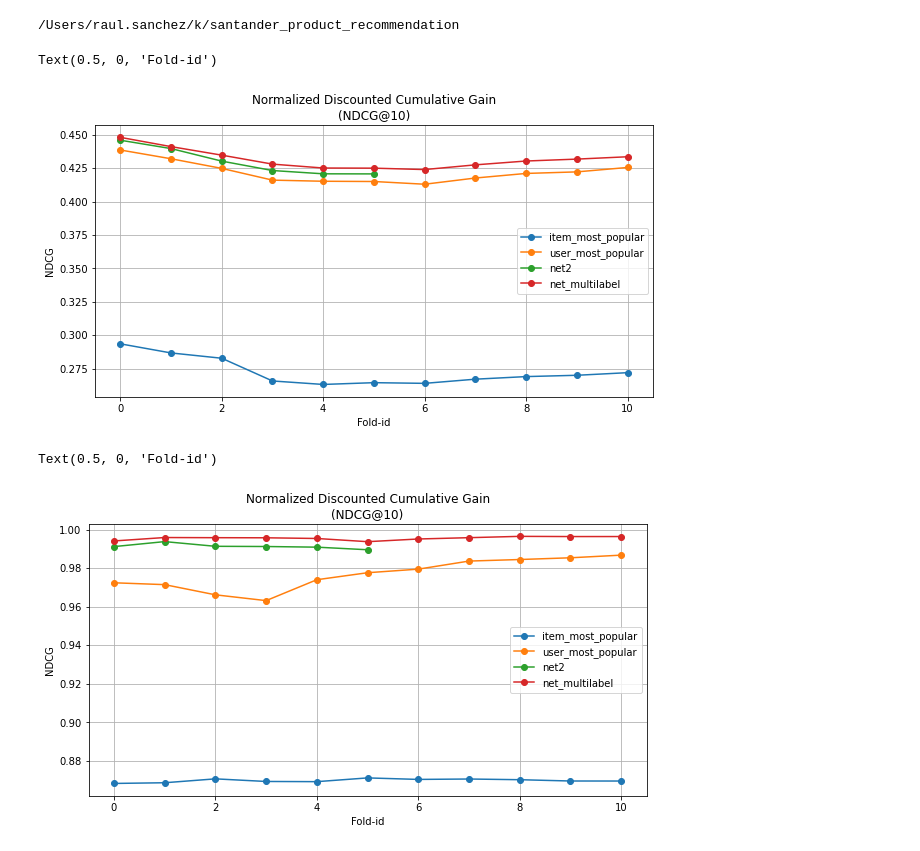
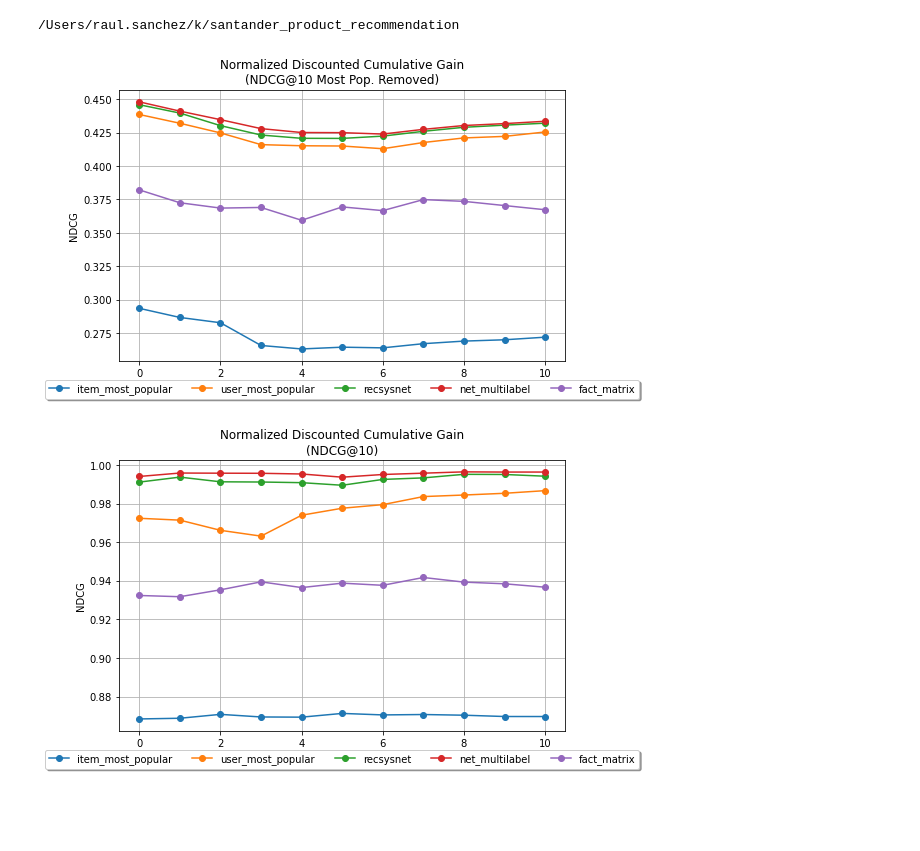
Before and after one commit to RaulSanchezVazquez/santander_product_recommendation, a Jupyter notebook: notebooks/Model evaluations.ipynb, the cells around one changed output. Drawn from its saved outputs; the diff is of its cells as text; code cells hidden in the pictures; blank space fills up the shorter version.

Commit message:
Add lightFM challenger

```diff
--- a/notebooks/Model evaluations.ipynb
+++ b/notebooks/Model evaluations.ipynb
@@ -16,7 +16,7 @@ import matplotlib.pyplot as plt
 # %%
 from src import config
 # %%
-challengers = ['item_most_popular', 'user_most_popular', 'net2', 'net_multilabel']
+challengers = ['item_most_popular', 'user_most_popular', 'recsysnet', 'net_multilabel', 'fact_matrix']
 ndcg_all, ndcg = {}, {}
 for challenger_name in challengers:
     path = os.path.join(
@@ -29,21 +29,21 @@ for challenger_name in challengers:
 ndcg = pd.DataFrame(ndcg)
 ndcg_all = pd.DataFrame(ndcg_all)
 # %%
-fig, ax = plt.subplots(1, 1, figsize=(10, 5))
+fig, ax = plt.subplots(1, 1, figsize=(8, 5))
 
 ndcg.plot(
     marker='o',
     grid=True,
     ax=ax)
 
-ax.set_title('Normalized Discounted Cumulative Gain\n(NDCG@10)')
+ax.set_title('Normalized Discounted Cumulative Gain\n(NDCG@10 Most Pop. Removed)')
 ax.set_ylabel('NDCG')
 ax.set_xlabel('Fold-id')
+ax.legend(loc='upper center', bbox_to_anchor=(0.5, -0.05), fancybox=True, shadow=True, ncol=5);
 # %% [output]
-Text(0.5, 0, 'Fold-id')
-[figure, old version]
+[figure, new version]
 # %%
-fig, ax = plt.subplots(1, 1, figsize=(10, 5))
+fig, ax = plt.subplots(1, 1, figsize=(8, 5))
 
 ndcg_all.plot(
     marker='o',
@@ -53,6 +53,6 @@ ndcg_all.plot(
 ax.set_title('Normalized Discounted Cumulative Gain\n(NDCG@10)')
 ax.set_ylabel('NDCG')
 ax.set_xlabel('Fold-id')
+ax.legend(loc='upper center', bbox_to_anchor=(0.5, -0.05), fancybox=True, shadow=True, ncol=5);
 # %% [output]
-Text(0.5, 0, 'Fold-id')
-[figure, old version]
+[figure, new version]
```
Also changed, not shown: 3 other files.
